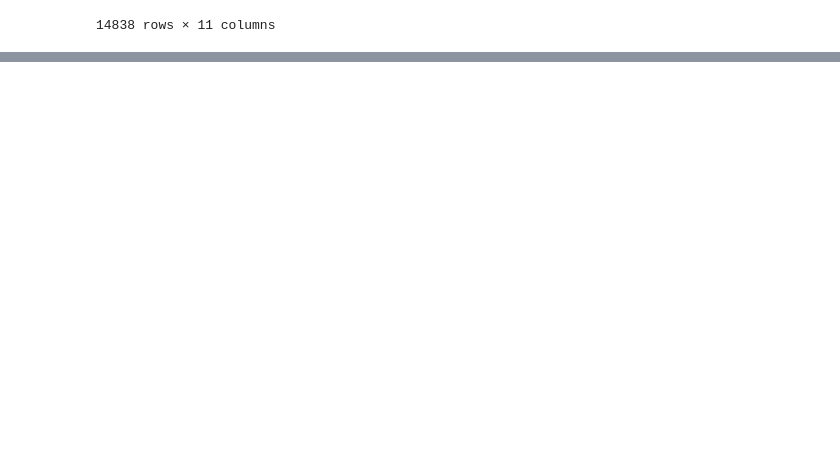
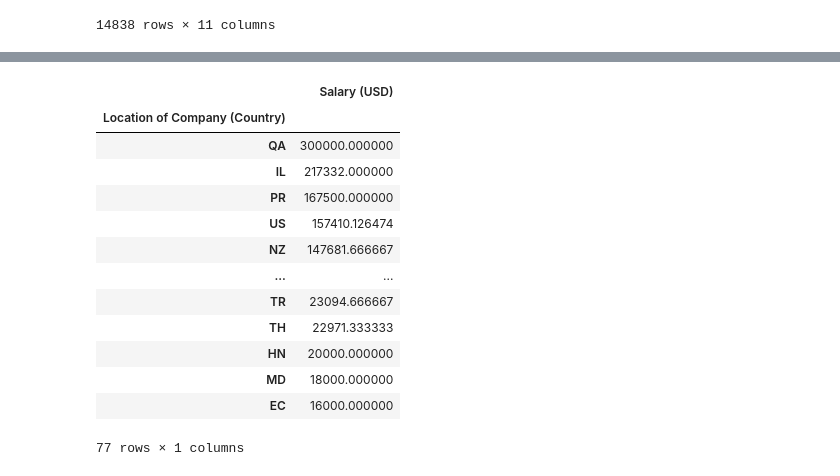
Before and after one commit to chadhollman/data-analyst-job-trends-2020-2024, a Jupyter notebook: Dataframe.ipynb, the cells around one changed output, grey strips where cells are left out. Saved outputs shown, nothing was run; the diff lists cells and outputs as text; code cells hidden in the pictures; blank space fills up the shorter version.

```diff
--- a/Dataframe.ipynb
+++ b/Dataframe.ipynb
@@ -37,0 +91,19 @@ year_sort_df.reset_index(drop = True)
+# %%
+comp_loc = pd.DataFrame(bonus_df.groupby('Location of Company (Country)')['Salary (USD)'].mean())
+sorted_df = comp_loc.sort_values(by='Salary (USD)',ascending= False)
+sorted_df
+# %% [output]
+|  | Salary (USD) |
+| Location of Company (Country) |  |
+| QA | 300000.000000 |
+| IL | 217332.000000 |
+| PR | 167500.000000 |
+| US | 157410.126474 |
+| NZ | 147681.666667 |
+| ... | ... |
+| TR | 23094.666667 |
+| TH | 22971.333333 |
+| HN | 20000.000000 |
+| MD | 18000.000000 |
+| EC | 16000.000000 |
+77 rows × 1 columns
```
Also changed, not shown: parts of 9 cells of this notebook.
